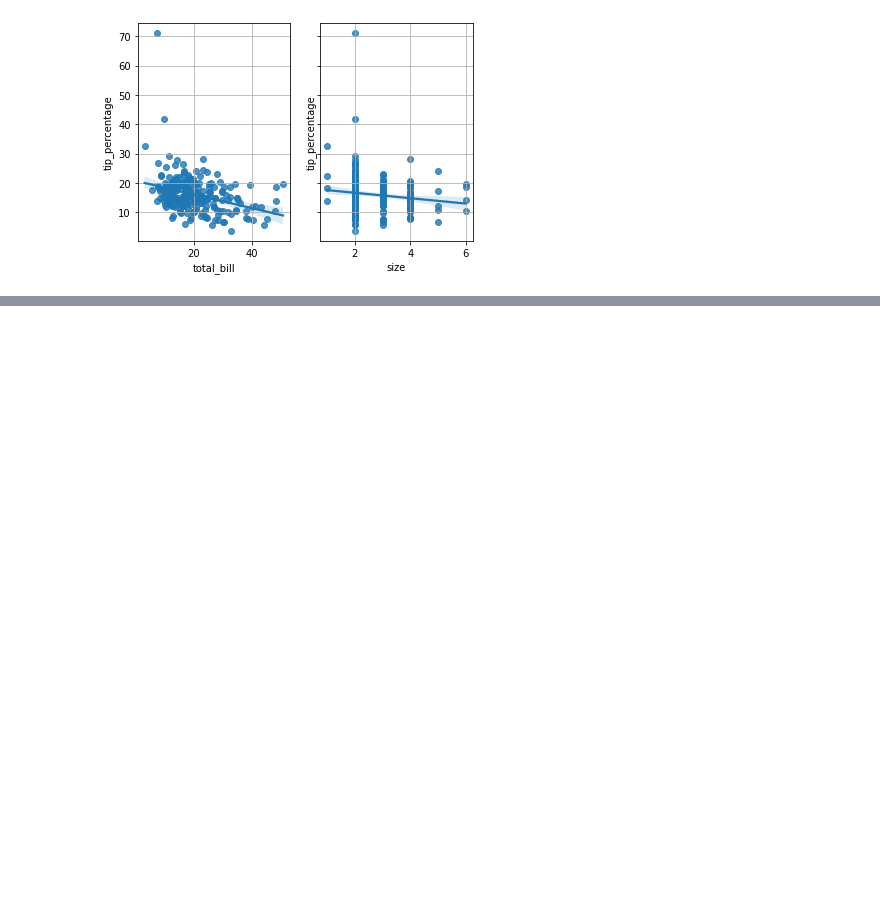
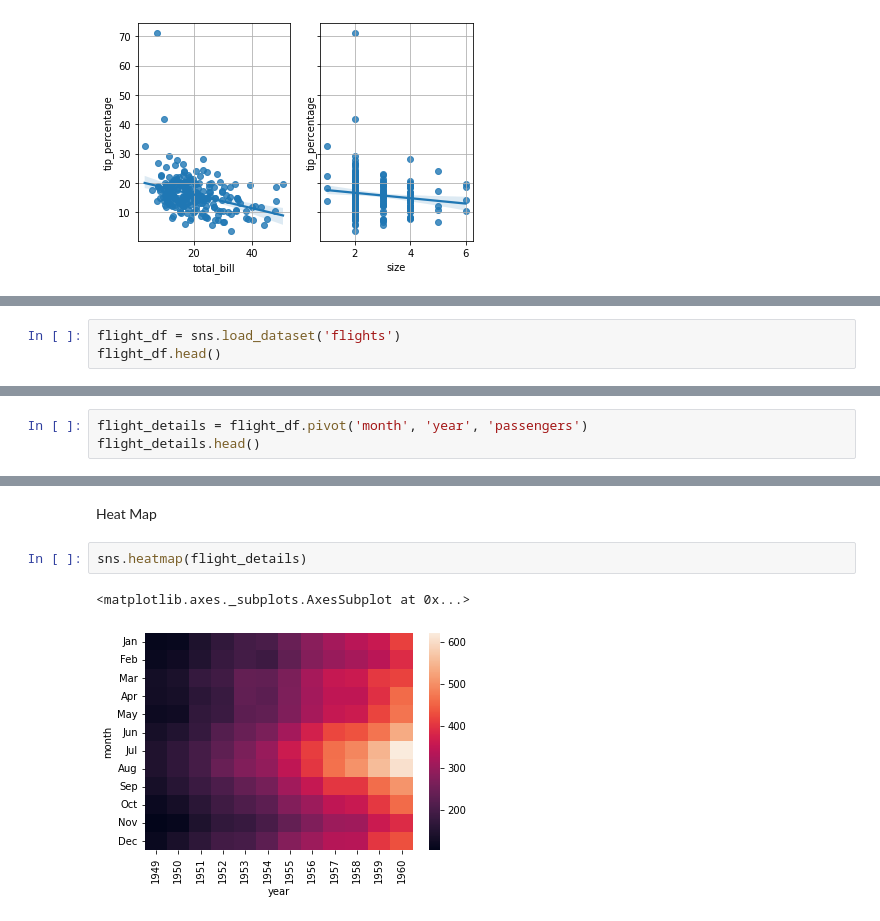
Before and after one commit to albinjohn366/DataScience_Tutorials, a Jupyter notebook: DataVisualization.ipynb, the cells around one changed output, grey strips where cells are left out. Drawn from its saved outputs; the diff is of its cells as text; blank space fills up the shorter version.

```diff
--- a/DataVisualization.ipynb
+++ b/DataVisualization.ipynb
@@ -243,0 +246,3 @@ axis[1].grid()
+# %%
+flight_df = sns.load_dataset('flights')
+flight_df.head()
@@ -243,0 +256,3 @@ axis[1].grid()
+# %%
+flight_details = flight_df.pivot('month', 'year', 'passengers')
+flight_details.head()
@@ -243,0 +267,7 @@ axis[1].grid()
+# %% [markdown]
+Heat Map
+# %%
+sns.heatmap(flight_details)
+# %% [output]
+<matplotlib.axes._subplots.AxesSubplot at 0x...>
+[figure, added]
```
Also changed, not shown: parts of 28 cells of this notebook.
